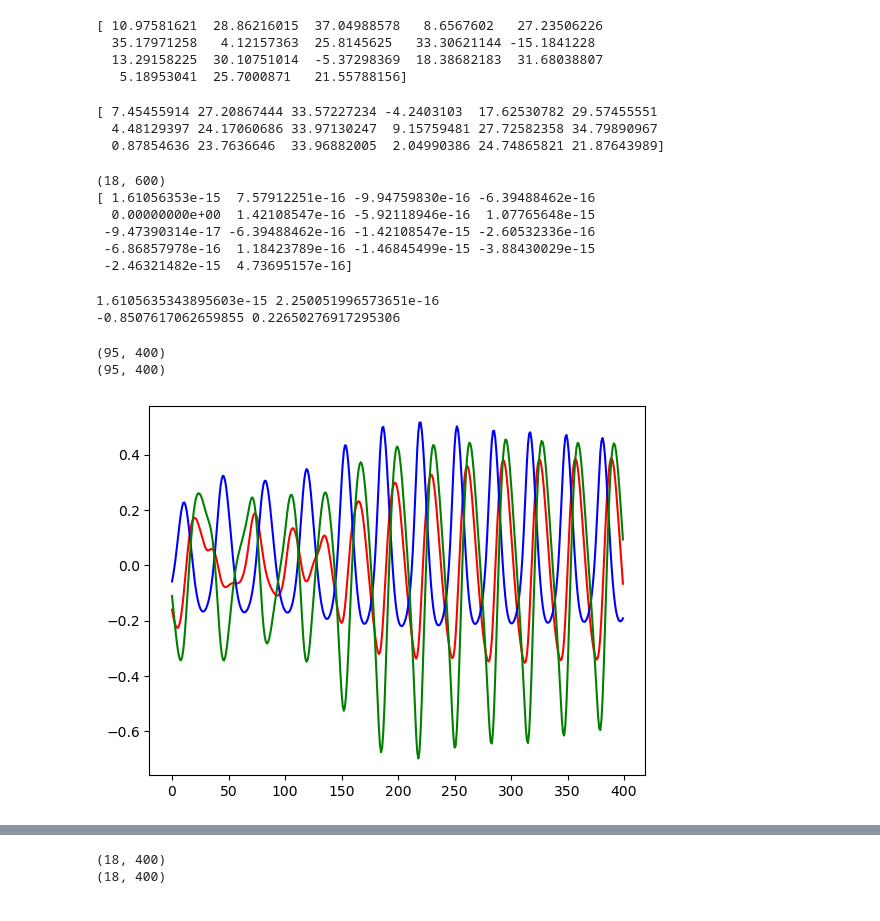
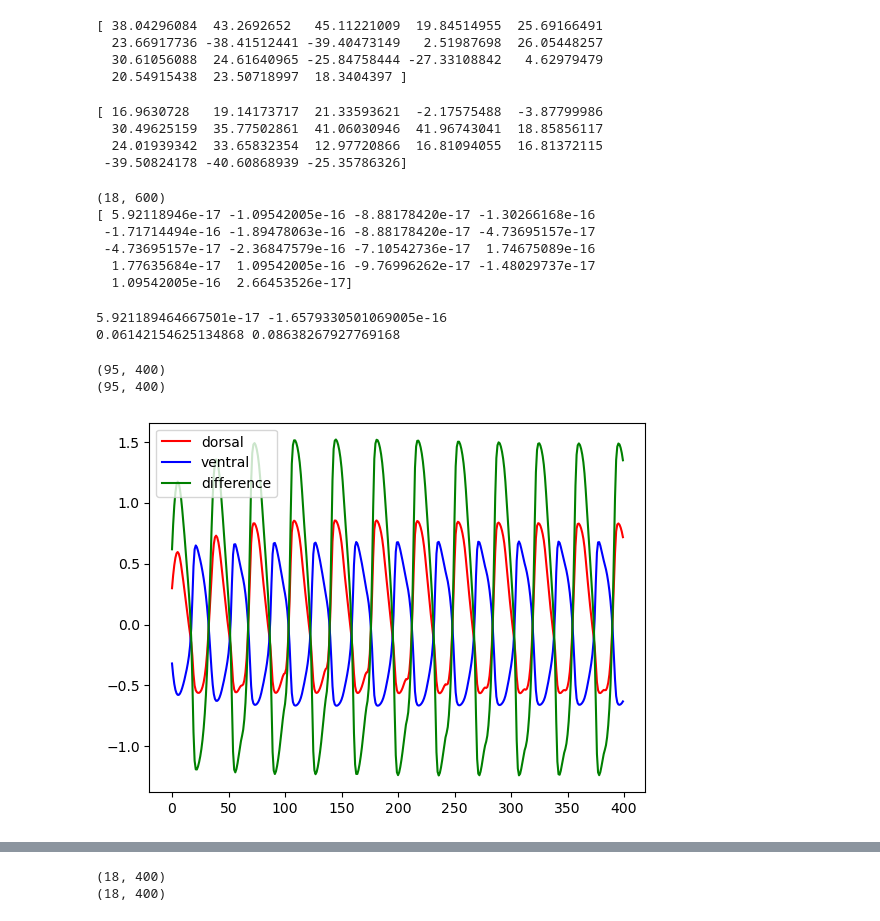
Before and after one commit to agetopher/Celegans_HuberBraun, a Jupyter notebook: test_HuberBraun.ipynb, the cells around one changed output, grey strips where cells are left out. Drawn from its saved outputs; the diff is of its cells as text; code cells hidden in the pictures.

```diff
--- a/test_HuberBraun.ipynb
+++ b/test_HuberBraun.ipynb
@@ -19,7 +19,7 @@ paramsAVA = [[44, 0.00138300000000000, 5.45726102941647e-06, 0.00167208415554239
              [98, 0.00104700000000000, 1.11084610156032e-05, 0.00165239584154480, 0.000512000000000000],
              [106, 0.000675000000000000, 1.82358292522831e-05, 0.000903535078875878, 0.000512000000000000],
              [112, 0.00126612633536624, 1.16292177635975e-05, 0.00176500000000000, 0.00191920134428983]]
-curr_param = 1
+curr_param = 0
 r1 = paramsAVB[curr_param][0]
 ubestAVB = paramsAVB[curr_param][1:]
 t, y = Fit_HuberBraun_Matrix_5param_AVB_First(ubestAVB, r1, test=True)
@@ -52,16 +52,17 @@ import matplotlib.pyplot as plt
 # %%
 print(dorsal_muscle_V[:, -1] - ventral_muscle_V[:, -1])
 # %% [output]
-[ 10.97581621  28.86216015  37.04988578   8.6567602   27.23506226
-  35.17971258   4.12157363  25.8145625   33.30621144 -15.1841228
-  13.29158225  30.10751014  -5.37298369  18.38682183  31.68038807
-   5.18953041  25.7000871   21.55788156]
+[ 38.04296084  43.2692652   45.11221009  19.84514955  25.69166491
+  23.66917736 -38.41512441 -39.40473149   2.51987698  26.05448257
+  30.61056088  24.61640965 -25.84758444 -27.33108842   4.62979479
+  20.54915438  23.50718997  18.3404397 ]
 # %%
 print(dorsal_muscle_V[:, 200] - ventral_muscle_V[:, 200])
 # %% [output]
-[ 7.45455914 27.20867444 33.57227234 -4.2403103  17.62530782 29.57455551
-  4.48129397 24.17060686 33.97130247  9.15759481 27.72582358 34.79890967
-  0.87854636 23.7636646  33.96882005  2.04990386 24.74865821 21.87643989]
+[ 16.9630728   19.14173717  21.33593621  -2.17575488  -3.87799986
+  30.49625159  35.77502861  41.06030946  41.96743041  18.85856117
+  24.01939342  33.65832354  12.97720866  16.81094055  16.81372115
+ -39.50824178 -40.60868939 -25.35786326]
 # %%
 test = np.divide(dorsal_muscle_V - (np.ones(dorsal_muscle_V.shape) * np.mean(dorsal_muscle_V, axis=1).reshape(18, 1)), (1.25 * (np.quantile(dorsal_muscle_V, 0.8, axis=1) - np.quantile(dorsal_muscle_V, 0.2, axis=1))).reshape(18, 1))
 
@@ -70,11 +71,11 @@ print(test.shape)
 print(np.mean(test, axis=1))
 # %% [output]
 (18, 600)
-[ 1.61056353e-15  7.57912251e-16 -9.94759830e-16 -6.39488462e-16
-  0.00000000e+00  1.42108547e-16 -5.92118946e-16  1.07765648e-15
- -9.47390314e-17 -6.39488462e-16 -1.42108547e-15 -2.60532336e-16
- -6.86857978e-16  1.18423789e-16 -1.46845499e-15 -3.88430029e-15
- -2.46321482e-15  4.73695157e-16]
+[ 5.92118946e-17 -1.09542005e-16 -8.88178420e-17 -1.30266168e-16
+ -1.71714494e-16 -1.89478063e-16 -8.88178420e-17 -4.73695157e-17
+ -4.73695157e-17 -2.36847579e-16 -7.10542736e-17  1.74675089e-16
+  1.77635684e-17  1.09542005e-16 -9.76996262e-17 -1.48029737e-17
+  1.09542005e-16  2.66453526e-17]
 # %%
 dorsal_mean_normed = np.divide(dorsal_muscle_V - (np.ones(dorsal_muscle_V.shape) * np.mean(dorsal_muscle_V, axis=1).reshape(18, 1)), (1.25 * (np.quantile(dorsal_muscle_V, 0.8, axis=1) - np.quantile(dorsal_muscle_V, 0.2, axis=1))).reshape(18, 1))
 dorsal_median_normed = np.divide(dorsal_muscle_V - (np.ones(dorsal_muscle_V.shape) * np.median(dorsal_muscle_V, axis=1).reshape(18, 1)), (1.25 * (np.quantile(dorsal_muscle_V, 0.8, axis=1) - np.quantile(dorsal_muscle_V, 0.2, axis=1))).reshape(18, 1))
@@ -84,8 +85,8 @@ ventral_median_normed = np.divide(ventral_muscle_V - (np.ones(ventral_muscle_V.s
 print(np.average(dorsal_mean_normed[0, :]), np.average(ventral_mean_normed[0, :]))
 print(np.average(dorsal_median_normed[0, :]), np.average(ventral_median_normed[0, :]))
 # %% [output]
-1.6105635343895603e-15 2.250051996573651e-16
--0.8507617062659855 0.22650276917295306
+5.921189464667501e-17 -1.6579330501069005e-16
+0.06142154625134868 0.08638267927769168
 # %%
 idx = np.array([1, 2, 3, 4, 5, 7, 8, 9, 10, 11])
 relative_strengths = (1-abs(idx-6)/10)
@@ -96,8 +97,8 @@ for i in range(400):
     dorsal_slice = np.array([])
     ventral_slice = np.array([])
     for j in range(18):
-        curr_dorsal = dorsal_median_normed[j, i+200] * relative_strengths
-        curr_ventral = ventral_median_normed[j, i+200] * relative_strengths
+        curr_dorsal = dorsal_mean_normed[j, i+200] * relative_strengths
+        curr_ventral = ventral_mean_normed[j, i+200] * relative_strengths
 
         if j == 0:
             dorsal_slice = np.append(dorsal_slice, curr_dorsal[0:5], axis=0).reshape(5, 1)
@@ -123,11 +124,12 @@ print(ventral_slices.shape)
 (95, 400)
 # %%
 # x/(0.5 * 1.25 * (p80 - p20))
-plt.plot(dorsal_slices[1, :], color='red')
-plt.plot(ventral_slices[1, :], color='blue')
-plt.plot(dorsal_slices[1, :] - ventral_slices[0, :], color='green')
+plt.plot(dorsal_slices[9, :], color='red', label='dorsal')
+plt.plot(ventral_slices[9, :], color='blue', label='ventral')
+plt.plot(dorsal_slices[9, :] - ventral_slices[9, :], color='green', label='difference')
+plt.legend()
 plt.show()
 # %% [output]
-[figure, old version]
+[figure, new version]
 # %%
 normed = dorsal_slices - ventral_slices
```
Also changed, not shown: parts of 9 cells of this notebook, 3 other files.
